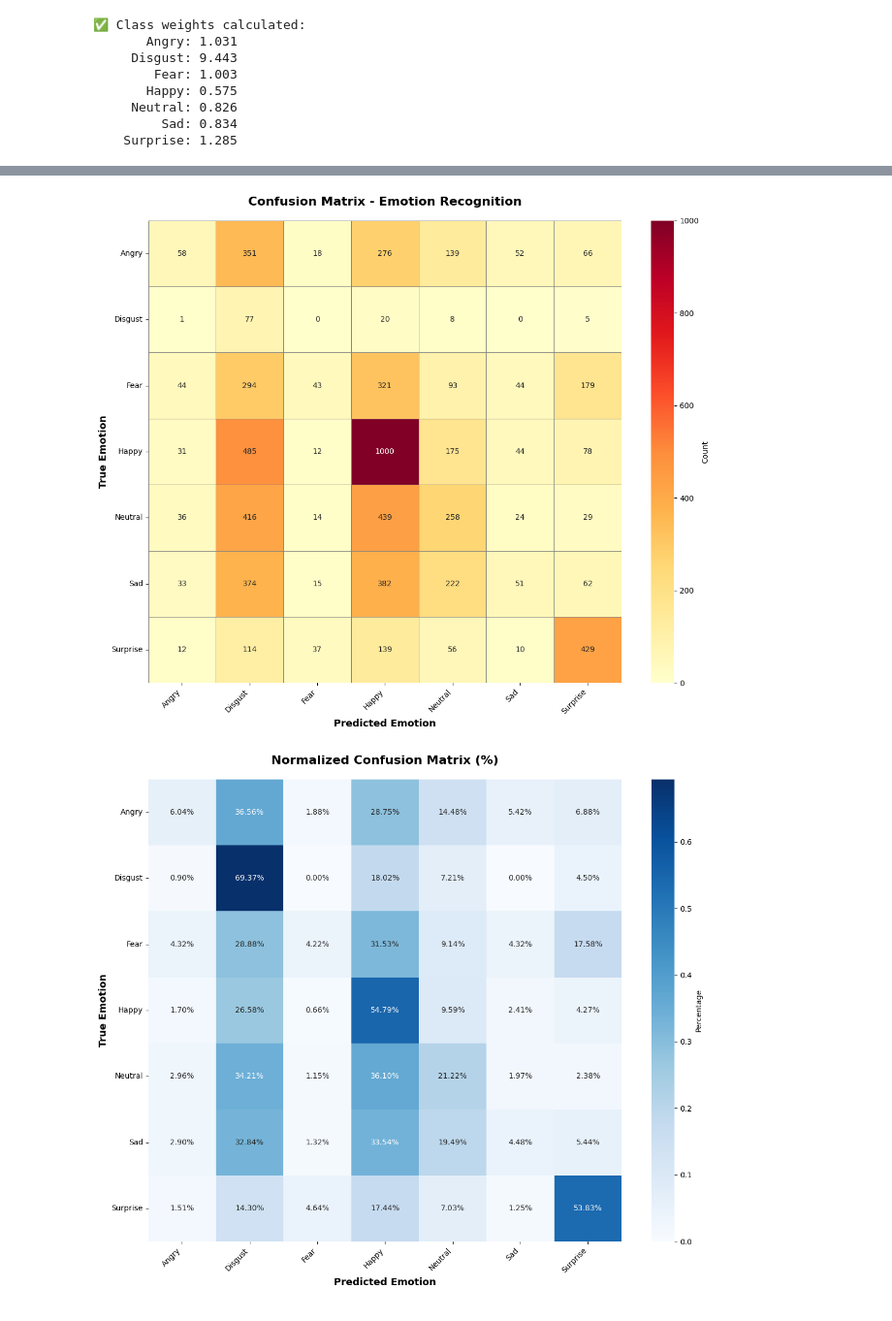
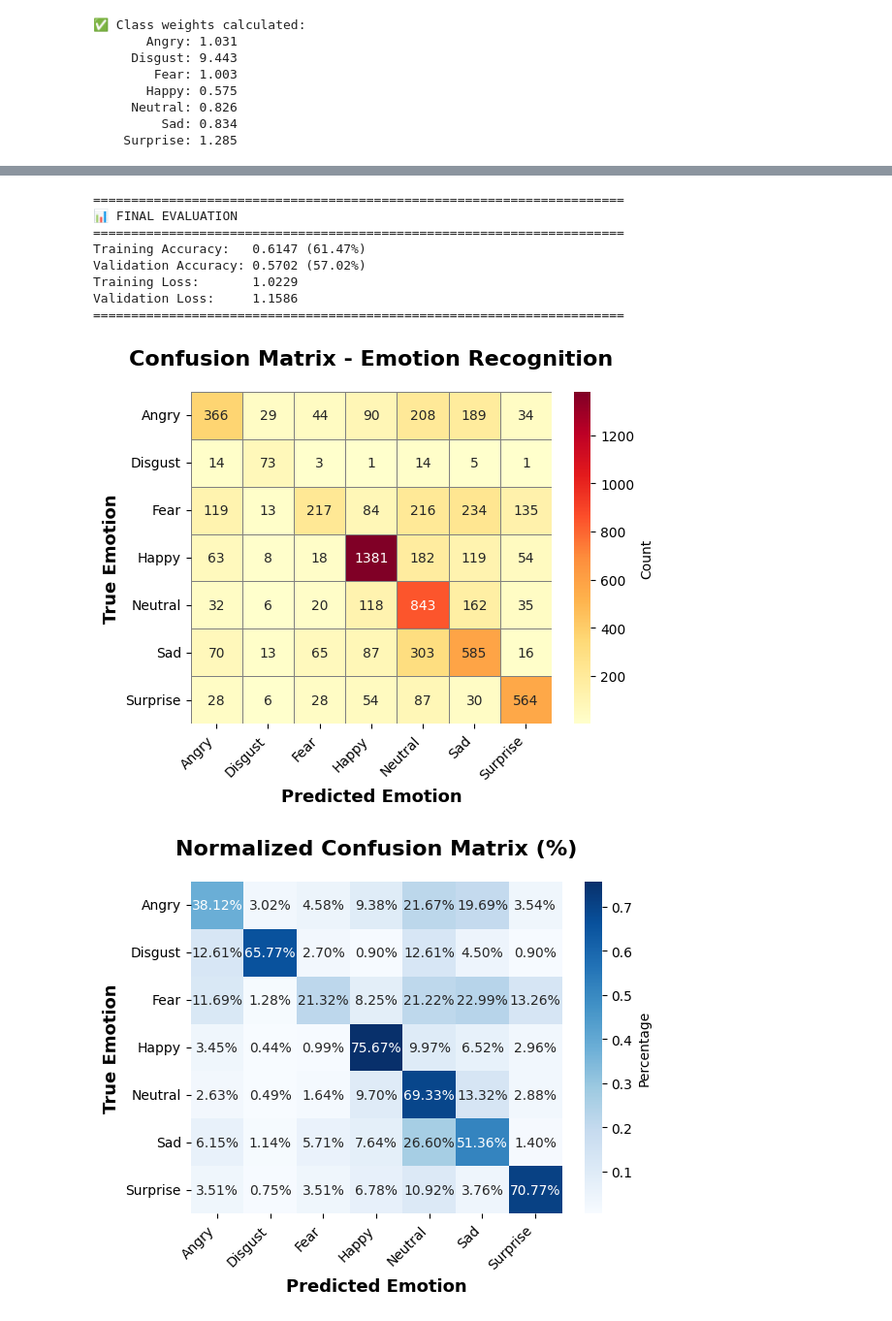
Before and after one commit to frankletsbe/IAT_Deeplearning, a Jupyter notebook: Project/tuned-model.ipynb, the cells around one changed output, grey strips where cells are left out. Shown at 97% size. Drawn from its saved outputs; the diff is of its cells as text; code cells hidden in the pictures.

```diff
--- a/Project/tuned-model.ipynb
+++ b/Project/tuned-model.ipynb
@@ -517,0 +616,28 @@ print(f"✅ Callbacks configured: {len(callbacks_list)} callbacks")
+# %%
+
+# Cosine annealing schedule (Improvement #5)
+def cosine_annealing(epoch, lr):
+    import math
+    initial_lr = float(cfg.get("learning_rate", 1e-4))
+    min_lr = 1e-7
+    warmup = 5
+
+    # total epochs = head + fine-tune (fallback to cfg['epochs'] if not set)
+    total_epochs = int(cfg.get("head_epochs", 0)) + int(cfg.get("fine_tune_epochs", 0))
+    if total_epochs <= 0:
+        total_epochs = int(cfg.get("epochs", 1))
+
+    # If total_epochs is very small, avoid division by zero — just do simple schedule
+    if total_epochs <= warmup:
+        # linear ramp (or constant) to avoid division by zero
+        return float(initial_lr * (epoch + 1) / max(1, total_epochs))
+
+    # Warmup phase
+    if epoch < warmup:
+        return float(initial_lr * (epoch + 1) / warmup)
+
+    # Cosine annealing phase
+    denom = float(total_epochs - warmup)
+    progress = float(epoch - warmup) / denom
+    lr_out = min_lr + (initial_lr - min_lr) * 0.5 * (1 + math.cos(math.pi * progress))
+    return float(max(lr_out, min_lr))
@@ -667,10 +907,40 @@ print(f"\n✅ Best Model Accuracy: {accuracy:.4f} ({accuracy*100:.2f}%)")
+# %%
+
+
+# Final evaluation
+print("\n" + "="*70)
+print("📊 FINAL EVALUATION")
+print("="*70)
+train_loss, train_acc = model.evaluate(train_set, verbose=0)
+val_loss, val_acc = model.evaluate(validation_set, verbose=0)
+
+print(f"Training Accuracy:   {train_acc:.4f} ({train_acc*100:.2f}%)")
+print(f"Validation Accuracy: {val_acc:.4f} ({val_acc*100:.2f}%)")
+print(f"Training Loss:       {train_loss:.4f}")
+print(f"Validation Loss:     {val_loss:.4f}")
+print("="*70)
+# %% [output]
+======================================================================
+📊 FINAL EVALUATION
+======================================================================
+Training Accuracy:   0.6147 (61.47%)
+Validation Accuracy: 0.5702 (57.02%)
+Training Loss:       1.0229
+Validation Loss:     1.1586
+======================================================================
 # %%
 # =======================================================================
 # Enhanced Performance Visualizations
 # =======================================================================
+# Add this before the visualization section
+validation_set.reset()
+predictions = model.predict(validation_set, verbose=0)
+predicted_classes = np.argmax(predictions, axis=1)
+true_classes = validation_set.classes
+cm = confusion_matrix(true_classes, predicted_classes)
 
 # 1. Confusion Matrix
-plt.figure(figsize=(12, 10))
+plt.figure(figsize=(6, 5))
 sns.heatmap(cm, annot=True, fmt='d', cmap='YlOrRd',
             xticklabels=class_labels,
             yticklabels=class_labels,
@@ -689,7 +959,7 @@ plt.show()
 # 2. Normalized Confusion Matrix
 cm_normalized = cm.astype('float') / cm.sum(axis=1)[:, np.newaxis]
 
-plt.figure(figsize=(12, 10))
+plt.figure(figsize=(6, 5))
 sns.heatmap(cm_normalized, annot=True, fmt='.2%', cmap='Blues',
             xticklabels=class_labels,
             yticklabels=class_labels,
@@ -716,7 +986,7 @@ precision, recall, f1, support = precision_recall_fscore_support(
     true_classes, predicted_classes, labels=range(7)
 )
 
-fig, ax = plt.subplots(figsize=(14, 6))
+fig, ax = plt.subplots(figsize=(7, 5))
 x = np.arange(len(class_labels))
 width = 0.25
 
@@ -752,35 +1022,35 @@ summary_df = pd.DataFrame({
     'Recall': [f'{r:.2%}' for r in recall],
     'F1-Score': [f'{f:.2%}' for f in f1],
     'Support': support.astype(int)
 })
 
 print("\n" + "="*70)
 print("📊 PERFORMANCE SUMMARY TABLE")
 print("="*70)
 print(summary_df.to_string(index=False))
 print("="*70)
 
 # 6. Misclassification Analysis
 misclassified = cm.copy()
 np.fill_diagonal(misclassified, 0)
 
 top_confusions = []
 for i in range(7):
     for j in range(7):
         if i != j:
             top_confusions.append((class_labels[i], class_labels[j], misclassified[i, j]))
 
 top_confusions.sort(key=lambda x: x[2], reverse=True)
 
 print("\n" + "="*70)
 print("⚠️  TOP 5 MISCLASSIFICATION PAIRS")
 print("="*70)
 for true_label, pred_label, count in top_confusions[:5]:
     print(f"{true_label:>10} → {pred_label:<10} : {count:>4} times")
 print("="*70)
 # %% [output]
-[figure, old version]
+[figure, new version]
-[figure, old version]
+[figure, new version]
 ======================================================================
 📈 DETAILED CLASSIFICATION METRICS
 ======================================================================
```
Also changed, not shown: parts of 25 cells of this notebook.
